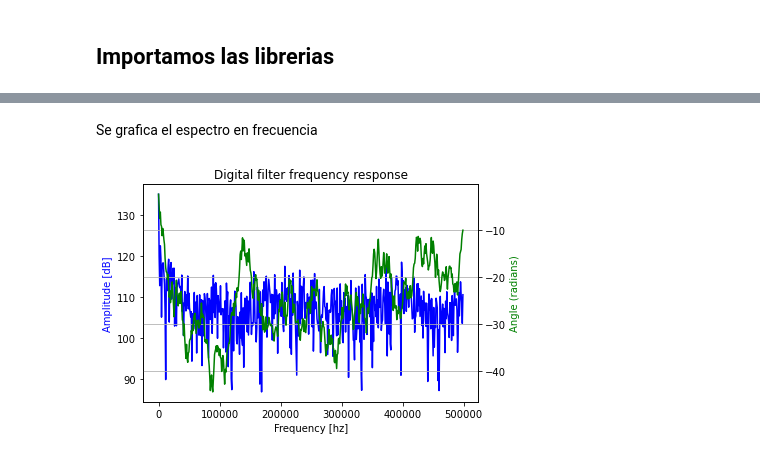
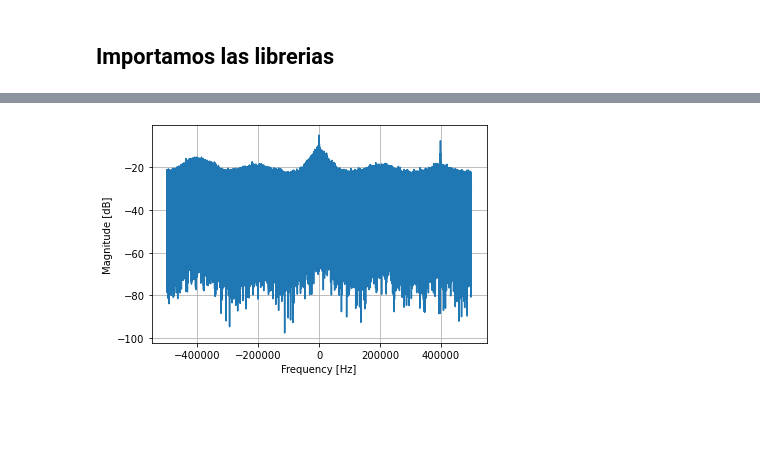
Before and after one commit to joaquinzepeda/Demodulacion-FM-Empleando-SDR-, a Jupyter notebook: Proyecto 3.ipynb, the cells around one changed output, grey strips where cells are left out. Cells and saved outputs as stored; diff of their text form; code cells hidden in the pictures; blank space fills up the shorter version.

```diff
--- a/Proyecto 3.ipynb
+++ b/Proyecto 3.ipynb
@@ -66,20 +41,0 @@ f, h = signal.freqz(señal,1,fs=1*10**6)
-# %% [markdown]
-Se grafica el espectro en frecuencia
-# %%
-fig = plt.figure()
-plt.title('Digital filter frequency response')
-ax1 = fig.add_subplot(111)
-
-plt.plot(f , 20 * np.log10(abs(h)), 'b')
-plt.ylabel('Amplitude [dB]', color='b')
-plt.xlabel('Frequency [hz]')
-
-ax2 = ax1.twinx()
-angles = np.unwrap(np.angle(h))
-plt.plot(f, angles, 'g')
-plt.ylabel('Angle (radians)', color='g')
-plt.grid()
-plt.axis('tight')
-plt.show()
-# %% [output]
-[figure, removed]
@@ -85,0 +45,17 @@ plt.show()
+# %%
+Fs = 1e6 # sample rate
+N = 10e6 # number of samples simulate
+
+PSD = (np.abs(np.fft.fft(señal))/N)**2
+PSD_log = 10.0*np.log10(PSD)
+PSD_shifted = np.fft.fftshift(PSD_log)
+
+f = np.arange(Fs/-2.0, Fs/2.0, Fs/N) # start, stop, step
+
+plt.plot(f, PSD_shifted)
+plt.xlabel("Frequency [Hz]")
+plt.ylabel("Magnitude [dB]")
+plt.grid(True)
+plt.show()
+# %% [output]
+[figure, added]
```
Also changed, not shown: parts of 7 cells of this notebook, 5 other files.
